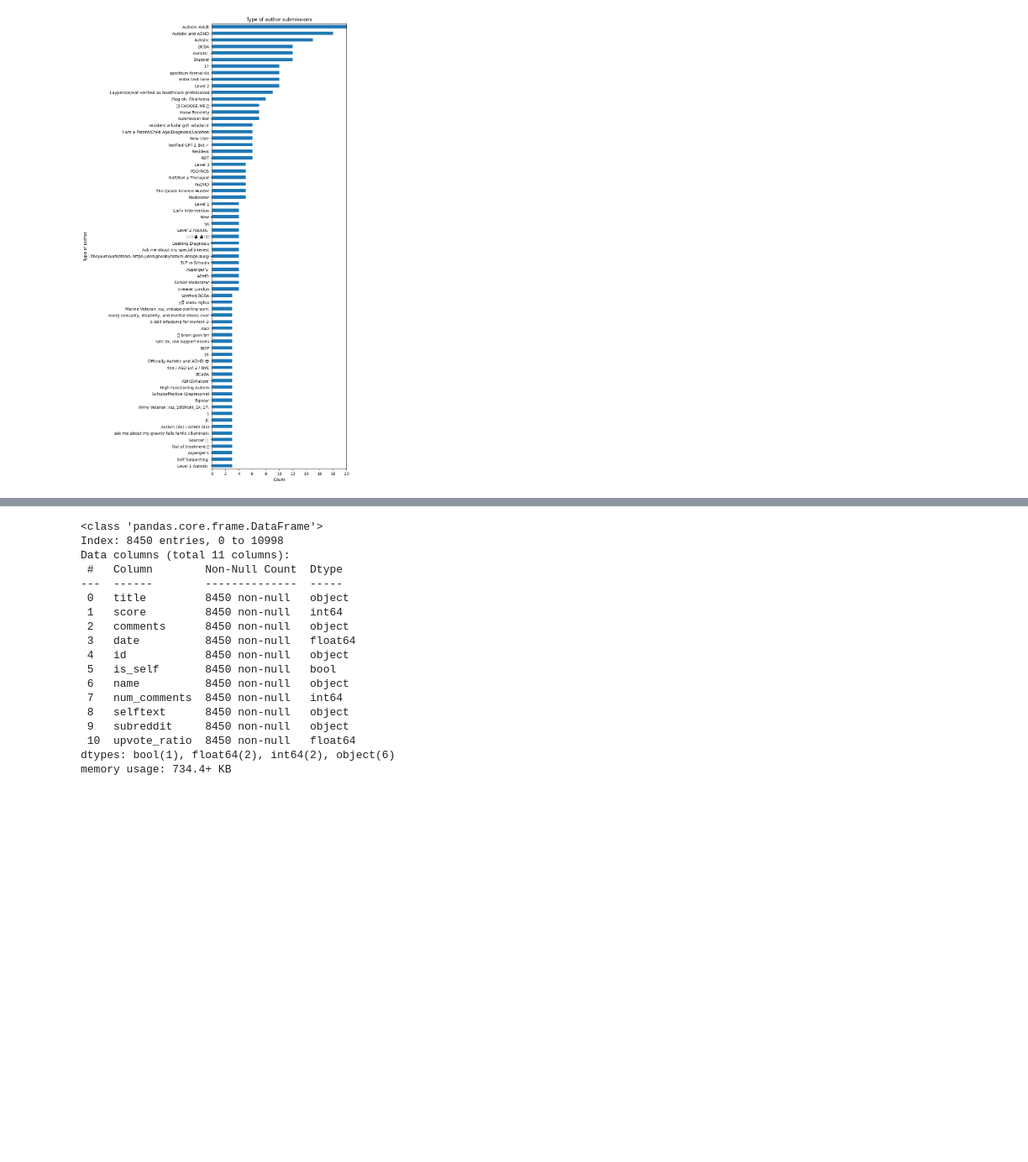
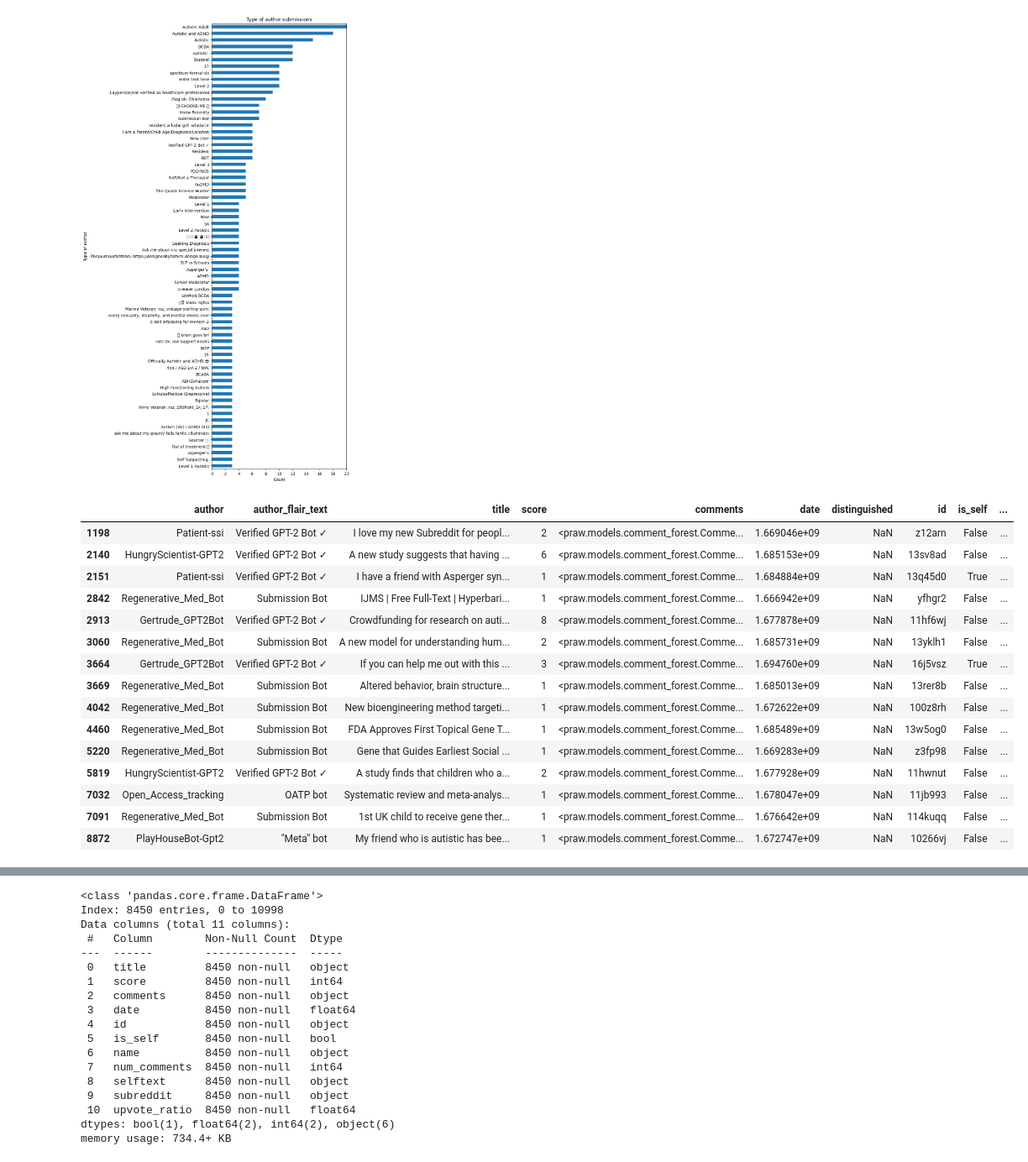
Before and after one commit to andrea-mar/BBK_MScDataScience2reddit_posts, a Jupyter notebook: reddit_post_analysis.ipynb, the cells around one changed output, grey strips where cells are left out. Shown at 84% size. Cells and saved outputs as stored; diff of their text form; code cells hidden in the pictures; blank space fills up the shorter version.

```diff
--- a/reddit_post_analysis.ipynb
+++ b/reddit_post_analysis.ipynb
@@ -213,3 +215,29 @@ plt.show()
 # %% [output]
 Number of categories with more than 2 entries: 68
 [figure]
+# %%
+# drop submissions labeled as being from bots
+# keep comments if any as these replies can be comming from people
+# this does not guarantee the dataset is free of bot posts ( we only remove the ones that are labled as such )
+# link flair_text bot lables: 'Submission Bot' and 'Verified GPT-2 Bot ✓', 'OATP bot', '"Meta" bot'
+# show posts from bots
+mask = submissions['author_flair_text'].str.contains(r'bot\s|bot$', case=False, na=False)
+result_df = submissions[mask]
+result_df
+# %% [output]
+|  | author | author_flair_text | title | score | comments | date | distinguished | id | is_self | ... |
+| 1198 | Patient-ssi | Verified GPT-2 Bot ✓ | I love my new Subreddit for peopl... | 2 | <praw.models.comment_forest.Comme... | 1.669046e+09 | NaN | z12arn | False | ... |
+| 2140 | HungryScientist-GPT2 | Verified GPT-2 Bot ✓ | A new study suggests that having ... | 6 | <praw.models.comment_forest.Comme... | 1.685153e+09 | NaN | 13sv8ad | False | ... |
+| 2151 | Patient-ssi | Verified GPT-2 Bot ✓ | I have a friend with Asperger syn... | 1 | <praw.models.comment_forest.Comme... | 1.684884e+09 | NaN | 13q45d0 | True | ... |
+| 2842 | Regenerative_Med_Bot | Submission Bot | IJMS | Free Full-Text | Hyperbari... | 1 | <praw.models.comment_forest.Comme... | 1.666942e+09 | NaN | yfhgr2 | False | ... |
+| 2913 | Gertrude_GPT2Bot | Verified GPT-2 Bot ✓ | Crowdfunding for research on auti... | 8 | <praw.models.comment_forest.Comme... | 1.677878e+09 | NaN | 11hf6wj | False | ... |
+| 3060 | Regenerative_Med_Bot | Submission Bot | A new model for understanding hum... | 2 | <praw.models.comment_forest.Comme... | 1.685731e+09 | NaN | 13yklh1 | False | ... |
+| 3664 | Gertrude_GPT2Bot | Verified GPT-2 Bot ✓ | If you can help me out with this ... | 3 | <praw.models.comment_forest.Comme... | 1.694760e+09 | NaN | 16j5vsz | True | ... |
+| 3669 | Regenerative_Med_Bot | Submission Bot | Altered behavior, brain structure... | 1 | <praw.models.comment_forest.Comme... | 1.685013e+09 | NaN | 13rer8b | False | ... |
+| 4042 | Regenerative_Med_Bot | Submission Bot | New bioengineering method targeti... | 1 | <praw.models.comment_forest.Comme... | 1.672622e+09 | NaN | 100z8rh | False | ... |
+| 4460 | Regenerative_Med_Bot | Submission Bot | FDA Approves First Topical Gene T... | 1 | <praw.models.comment_forest.Comme... | 1.685489e+09 | NaN | 13w5og0 | False | ... |
+| 5220 | Regenerative_Med_Bot | Submission Bot | Gene that Guides Earliest Social ... | 1 | <praw.models.comment_forest.Comme... | 1.669283e+09 | NaN | z3fp98 | False | ... |
+| 5819 | HungryScientist-GPT2 | Verified GPT-2 Bot ✓ | A study finds that children who a... | 2 | <praw.models.comment_forest.Comme... | 1.677928e+09 | NaN | 11hwnut | False | ... |
+| 7032 | Open_Access_tracking | OATP bot | Systematic review and meta-analys... | 1 | <praw.models.comment_forest.Comme... | 1.678047e+09 | NaN | 11jb993 | False | ... |
+| 7091 | Regenerative_Med_Bot | Submission Bot | 1st UK child to receive gene ther... | 1 | <praw.models.comment_forest.Comme... | 1.676642e+09 | NaN | 114kuqq | False | ... |
+| 8872 | PlayHouseBot-Gpt2 | "Meta" bot | My friend who is autistic has bee... | 1 | <praw.models.comment_forest.Comme... | 1.672747e+09 | NaN | 10266vj | False | ... |
```
Also changed, not shown: parts of 67 cells of this notebook, 2 other files.
